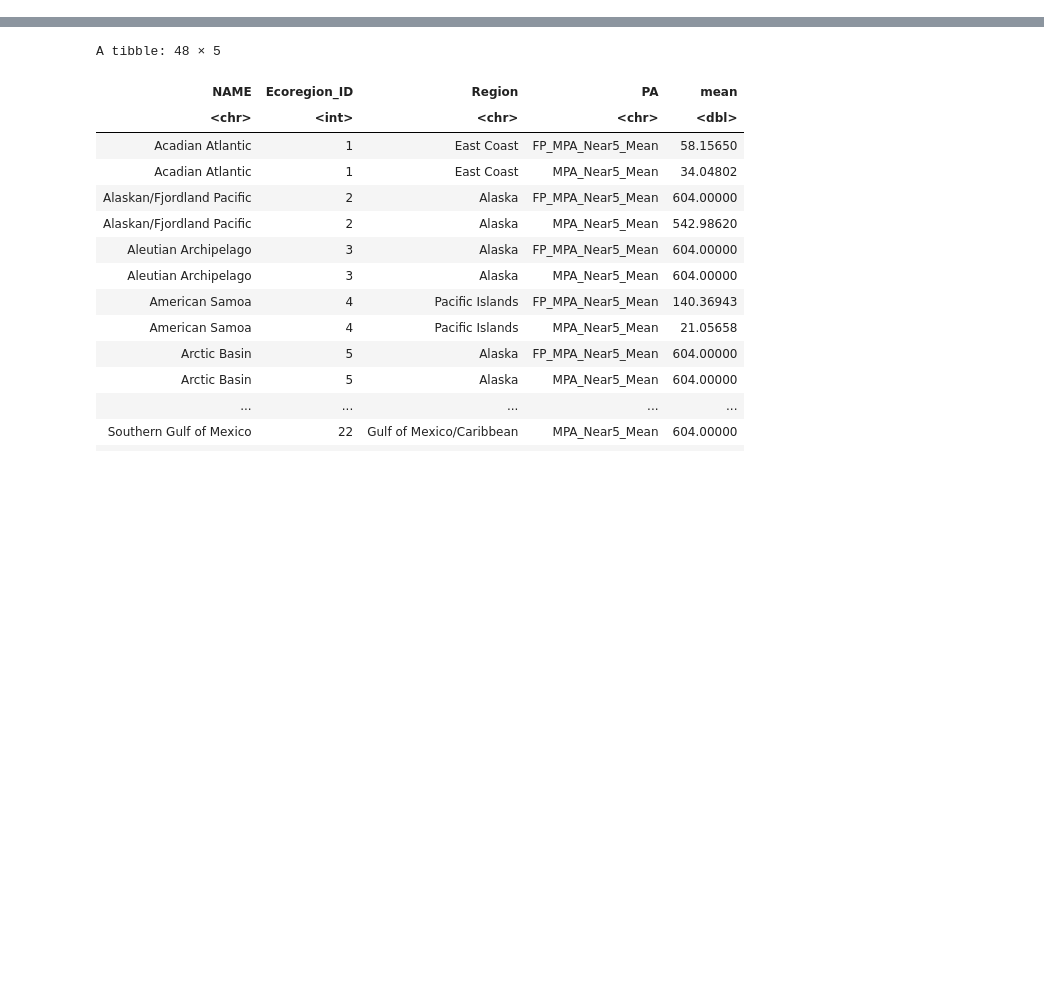
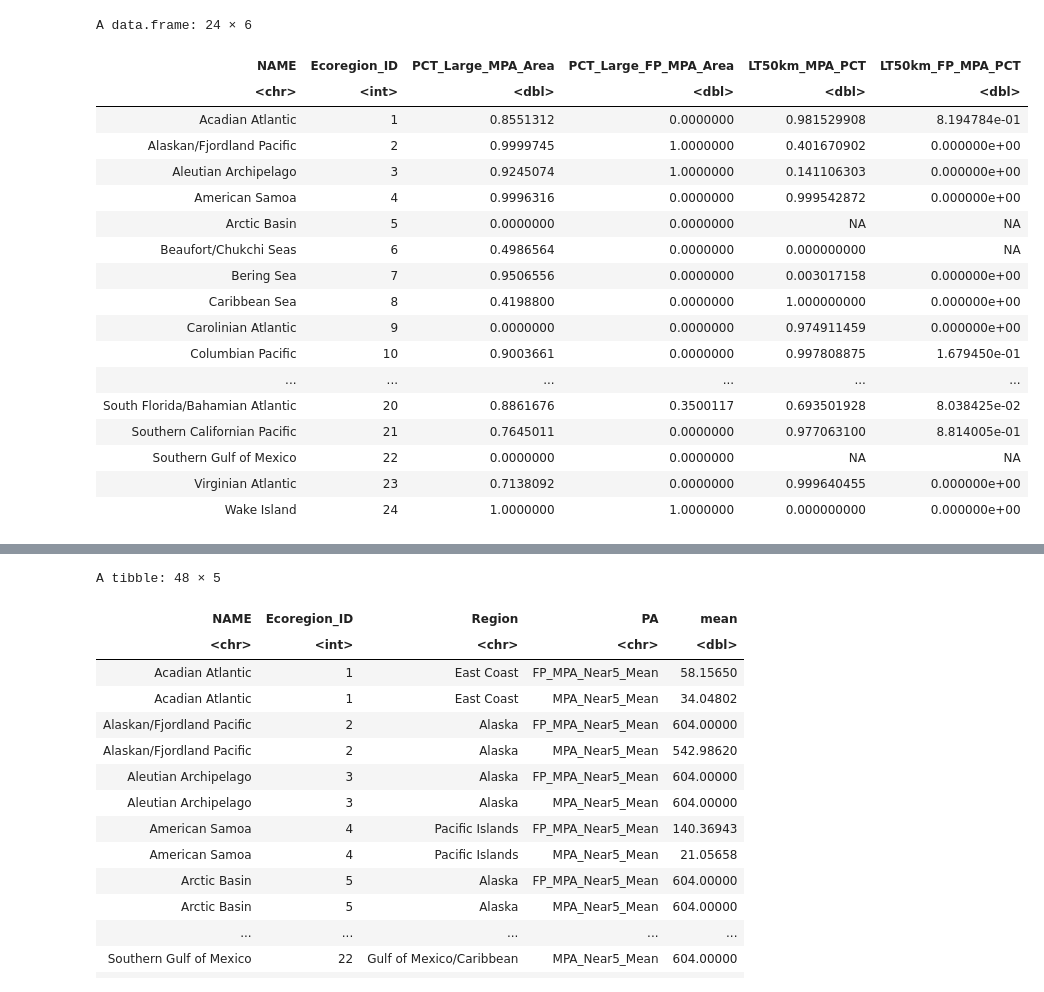
Before and after one commit to sagw/MBD, a Jupyter notebook: Proximity.ipynb, the cells around one changed output, grey strips where cells are left out. Drawn from its saved outputs; the diff is of its cells as text; code cells hidden in the pictures; blank space fills up the shorter version.

```diff
--- a/Proximity.ipynb
+++ b/Proximity.ipynb
@@ -28,0 +58,24 @@ region=read.csv("~/Documents/Lenfest/Plot_CSV_v2/Regions.csv")
+# %%
+adeqproxsimp=adeqprox[,c("NAME","Ecoregion_ID","PCT_Large_MPA_Area", "PCT_Large_FP_MPA_Area", "LT50km_MPA_PCT","LT50km_FP_MPA_PCT")]
+# %%
+adeqproxsimp
+# %% [output]
+A data.frame: 24 × 6
+| NAME | Ecoregion_ID | PCT_Large_MPA_Area | PCT_Large_FP_MPA_Area | LT50km_MPA_PCT | LT50km_FP_MPA_PCT |
+| <chr> | <int> | <dbl> | <dbl> | <dbl> | <dbl> |
+| Acadian Atlantic | 1 | 0.8551312 | 0.0000000 | 0.981529908 | 8.194784e-01 |
+| Alaskan/Fjordland Pacific | 2 | 0.9999745 | 1.0000000 | 0.401670902 | 0.000000e+00 |
+| Aleutian Archipelago | 3 | 0.9245074 | 1.0000000 | 0.141106303 | 0.000000e+00 |
+| American Samoa | 4 | 0.9996316 | 0.0000000 | 0.999542872 | 0.000000e+00 |
+| Arctic Basin | 5 | 0.0000000 | 0.0000000 | NA | NA |
+| Beaufort/Chukchi Seas | 6 | 0.4986564 | 0.0000000 | 0.000000000 | NA |
+| Bering Sea | 7 | 0.9506556 | 0.0000000 | 0.003017158 | 0.000000e+00 |
+| Caribbean Sea | 8 | 0.4198800 | 0.0000000 | 1.000000000 | 0.000000e+00 |
+| Carolinian Atlantic | 9 | 0.0000000 | 0.0000000 | 0.974911459 | 0.000000e+00 |
+| Columbian Pacific | 10 | 0.9003661 | 0.0000000 | 0.997808875 | 1.679450e-01 |
+| ... | ... | ... | ... | ... | ... |
+| South Florida/Bahamian Atlantic | 20 | 0.8861676 | 0.3500117 | 0.693501928 | 8.038425e-02 |
+| Southern Californian Pacific | 21 | 0.7645011 | 0.0000000 | 0.977063100 | 8.814005e-01 |
+| Southern Gulf of Mexico | 22 | 0.0000000 | 0.0000000 | NA | NA |
+| Virginian Atlantic | 23 | 0.7138092 | 0.0000000 | 0.999640455 | 0.000000e+00 |
+| Wake Island | 24 | 1.0000000 | 1.0000000 | 0.000000000 | 0.000000e+00 |
```
Also changed, not shown: parts of 12 cells of this notebook, 3 other files.
